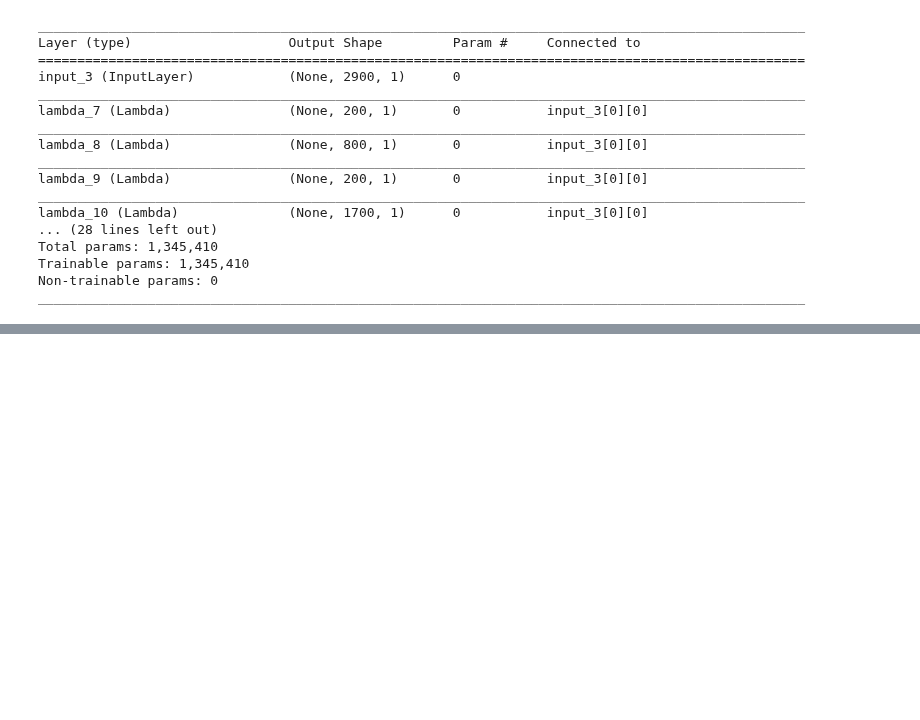
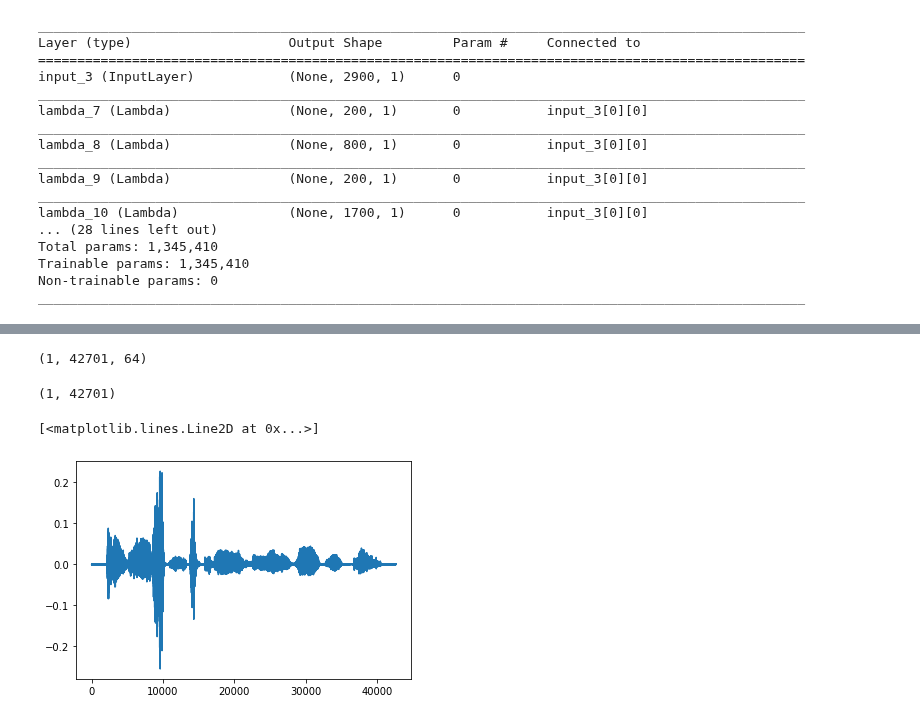
Before and after one commit to IstiaqAnsari/SpectNet, a Jupyter notebook: codes/custom_layers.ipynb, the cells around one changed output, grey strips where cells are left out. Cells and saved outputs as stored; diff of their text form; code cells hidden in the pictures; blank space fills up the shorter version.

```diff
--- a/codes/custom_layers.ipynb
+++ b/codes/custom_layers.ipynb
@@ -329,0 +312,2 @@ net.layers
+# %%
+net = heartnet2D(filters = 64,fs = fs)
@@ -329,0 +332,16 @@ net.layers
+# %%
+t,g,m=net.predict(sig)
+# %%
+g.shape
+# %% [output]
+(1, 42701, 64)
+# %%
+g[0,:,[0]].shape
+# %% [output]
+(1, 42701)
+# %%
+idx=60
+plt.plot(g[0,:,[idx]].transpose())
+# %% [output]
+[<matplotlib.lines.Line2D at 0x...>]
+[figure, added]
```
Also changed, not shown: parts of 14 cells of this notebook, 18 other files.
